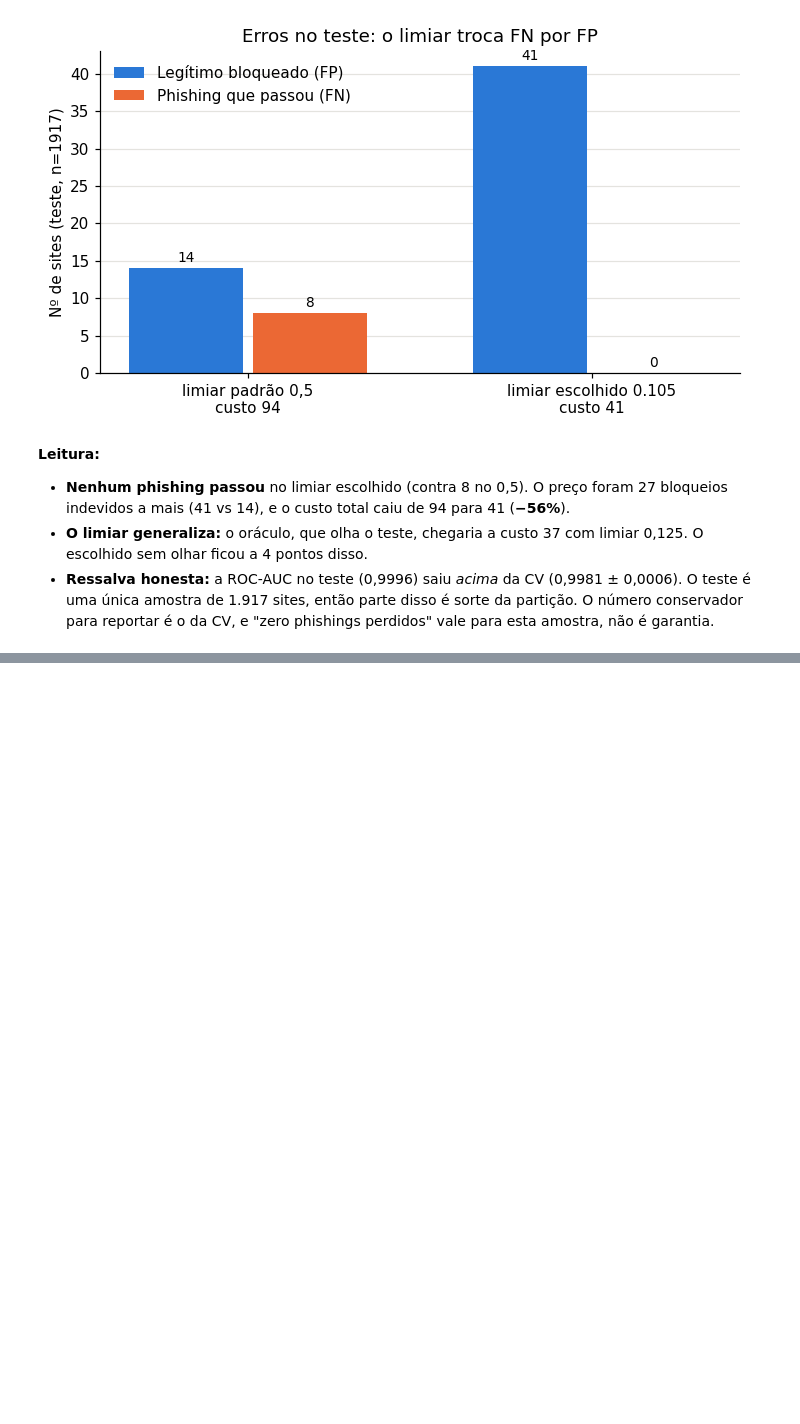
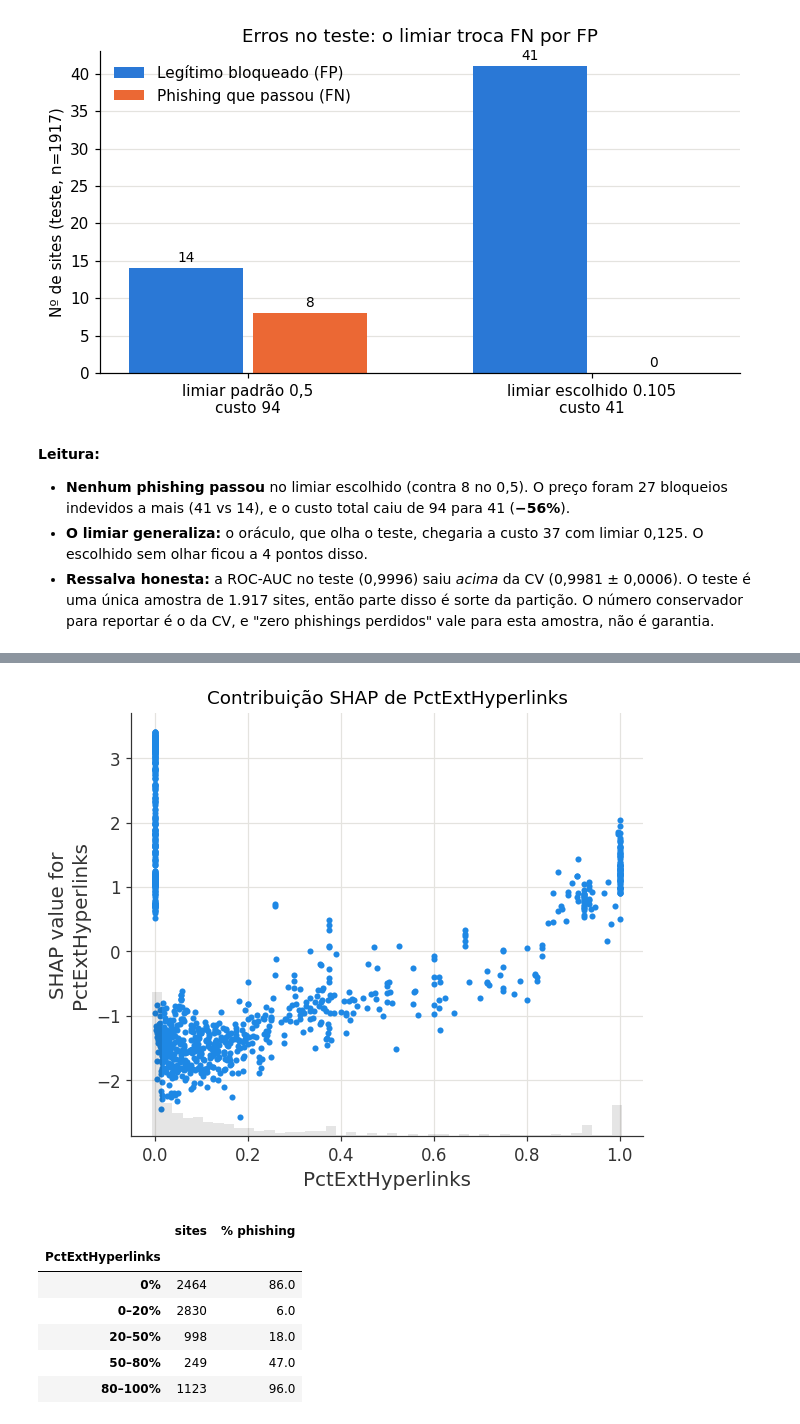
Before and after one commit to IsaqueCosta1/Phishing_Detector, a Jupyter notebook: notebooks/02_modelagem_e_avaliacao.ipynb, the cells around one changed output, grey strips where cells are left out. Saved outputs shown, nothing was run; the diff lists cells and outputs as text; code cells hidden in the pictures; blank space fills up the shorter version.

```diff
--- a/notebooks/02_modelagem_e_avaliacao.ipynb
+++ b/notebooks/02_modelagem_e_avaliacao.ipynb
@@ -248,0 +350,18 @@ plt.show()
+# %%
+shap.plots.scatter(explicacao[:, "PctExtHyperlinks"], show=False)
+plt.title("Contribuição SHAP de PctExtHyperlinks")
+plt.show()
+
+faixa = pd.cut(X_tr["PctExtHyperlinks"], [-0.01, 0, 0.2, 0.5, 0.8, 1.0],
+               labels=["0%", "0–20%", "20–50%", "50–80%", "80–100%"])
+(pd.DataFrame({"sites": faixa.value_counts(sort=False),
+               "% phishing": y_tr.groupby(faixa, observed=False).mean().mul(100).round(0)}))
+# %% [output]
+[figure, added]
+|  | sites | % phishing |
+| PctExtHyperlinks |  |  |
+| 0% | 2464 | 86.0 |
+| 0–20% | 2830 | 6.0 |
+| 20–50% | 998 | 18.0 |
+| 50–80% | 249 | 47.0 |
+| 80–100% | 1123 | 96.0 |
```
Also changed, not shown: parts of 14 cells of this notebook, 7 other files.
